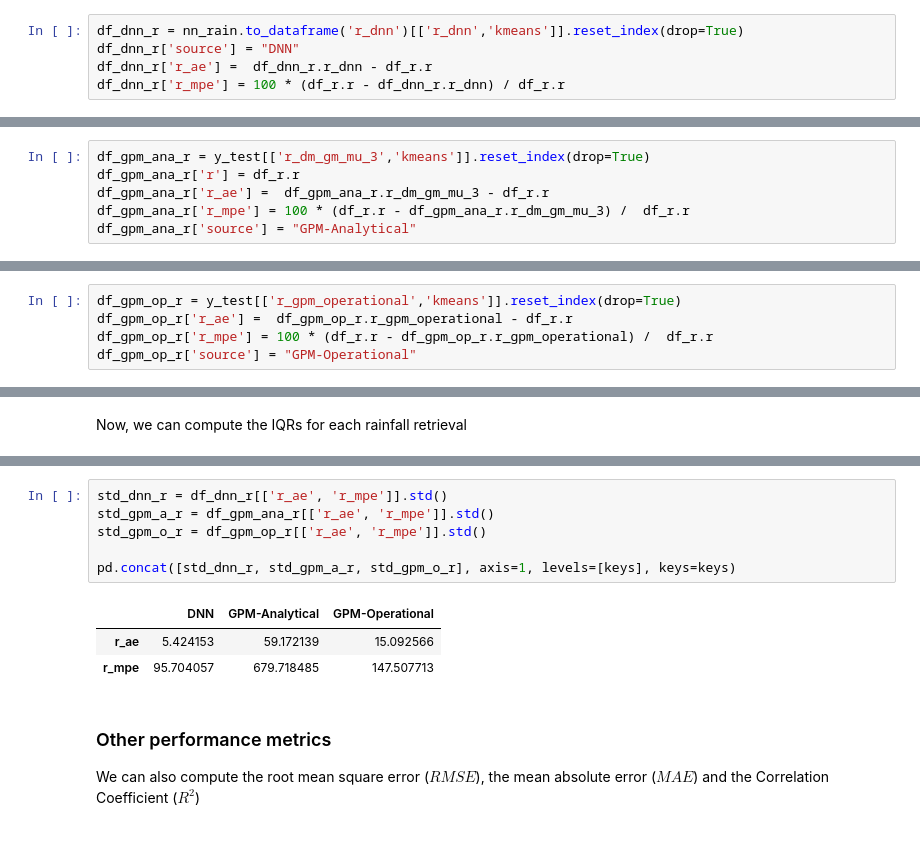
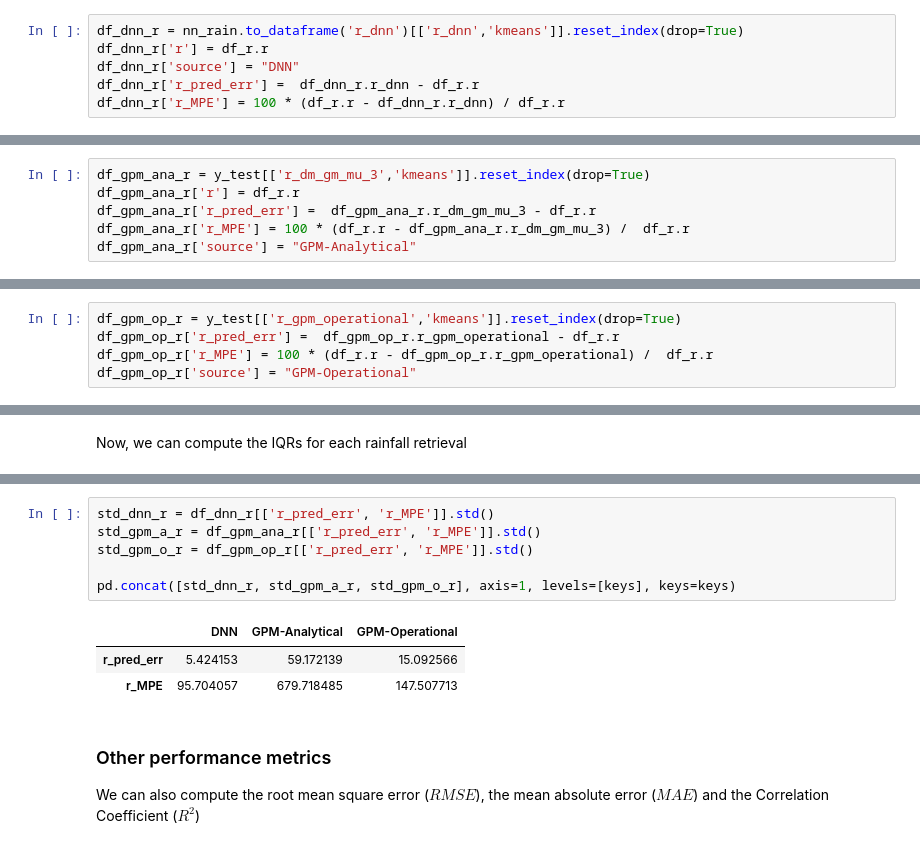
Before and after one commit to aladinor/Ladino_et_al_2025_DNN_PSD_retrieval, a Jupyter notebook: notebooks/3.Rain_retrieval.ipynb, the cells around one changed output, grey strips where cells are left out. Saved outputs shown, nothing was run; the diff lists cells and outputs as text.

```diff
--- a/notebooks/3.Rain_retrieval.ipynb
+++ b/notebooks/3.Rain_retrieval.ipynb
@@ -335,23 +335,24 @@ df_r['source'] = "True"
 **DNN dataset**
 # %%
 df_dnn_r = nn_rain.to_dataframe('r_dnn')[['r_dnn','kmeans']].reset_index(drop=True)
+df_dnn_r['r'] = df_r.r
 df_dnn_r['source'] = "DNN"
-df_dnn_r['r_ae'] =  df_dnn_r.r_dnn - df_r.r
-df_dnn_r['r_mpe'] = 100 * (df_r.r - df_dnn_r.r_dnn) / df_r.r
+df_dnn_r['r_pred_err'] =  df_dnn_r.r_dnn - df_r.r
+df_dnn_r['r_MPE'] = 100 * (df_r.r - df_dnn_r.r_dnn) / df_r.r
 # %% [markdown]
 **GPM-Analytical dataset**
 # %%
 df_gpm_ana_r = y_test[['r_dm_gm_mu_3','kmeans']].reset_index(drop=True)
 df_gpm_ana_r['r'] = df_r.r
-df_gpm_ana_r['r_ae'] =  df_gpm_ana_r.r_dm_gm_mu_3 - df_r.r
-df_gpm_ana_r['r_mpe'] = 100 * (df_r.r - df_gpm_ana_r.r_dm_gm_mu_3) /  df_r.r
+df_gpm_ana_r['r_pred_err'] =  df_gpm_ana_r.r_dm_gm_mu_3 - df_r.r
+df_gpm_ana_r['r_MPE'] = 100 * (df_r.r - df_gpm_ana_r.r_dm_gm_mu_3) /  df_r.r
 df_gpm_ana_r['source'] = "GPM-Analytical"
 # %% [markdown]
 **GPM-OPerational Dataset dataset**
 # %%
 df_gpm_op_r = y_test[['r_gpm_operational','kmeans']].reset_index(drop=True)
-df_gpm_op_r['r_ae'] =  df_gpm_op_r.r_gpm_operational - df_r.r
-df_gpm_op_r['r_mpe'] = 100 * (df_r.r - df_gpm_op_r.r_gpm_operational) /  df_r.r
+df_gpm_op_r['r_pred_err'] =  df_gpm_op_r.r_gpm_operational - df_r.r
+df_gpm_op_r['r_MPE'] = 100 * (df_r.r - df_gpm_op_r.r_gpm_operational) /  df_r.r
 df_gpm_op_r['source'] = "GPM-Operational"
 # %% [markdown]
 Violin plots required all data to be in the same `dataframe`. Therefore, we can create a new error dataframe as follows
@@ -398,13 +429,13 @@ Similarly, we can compute the standard deviation for the erro and the MEA
 # %%
-std_dnn_r = df_dnn_r[['r_ae', 'r_mpe']].std()
-std_gpm_a_r = df_gpm_ana_r[['r_ae', 'r_mpe']].std()
-std_gpm_o_r = df_gpm_op_r[['r_ae', 'r_mpe']].std()
+std_dnn_r = df_dnn_r[['r_pred_err', 'r_MPE']].std()
+std_gpm_a_r = df_gpm_ana_r[['r_pred_err', 'r_MPE']].std()
+std_gpm_o_r = df_gpm_op_r[['r_pred_err', 'r_MPE']].std()
 
 pd.concat([std_dnn_r, std_gpm_a_r, std_gpm_o_r], axis=1, levels=[keys], keys=keys)
 # %% [output]
 |  | DNN | GPM-Analytical | GPM-Operational |
-| r_ae | 5.424153 | 59.172139 | 15.092566 |
-| r_mpe | 95.704057 | 679.718485 | 147.507713 |
+| r_pred_err | 5.424153 | 59.172139 | 15.092566 |
+| r_MPE | 95.704057 | 679.718485 | 147.507713 |
 # %% [markdown]
 ### Other performance metrics
 We can also compute the root mean square error ($RMSE$), the mean absolute error ($MAE$) and the Correlation Coefficient ($R^2$)
```
Also changed, not shown: parts of 20 cells of this notebook.
